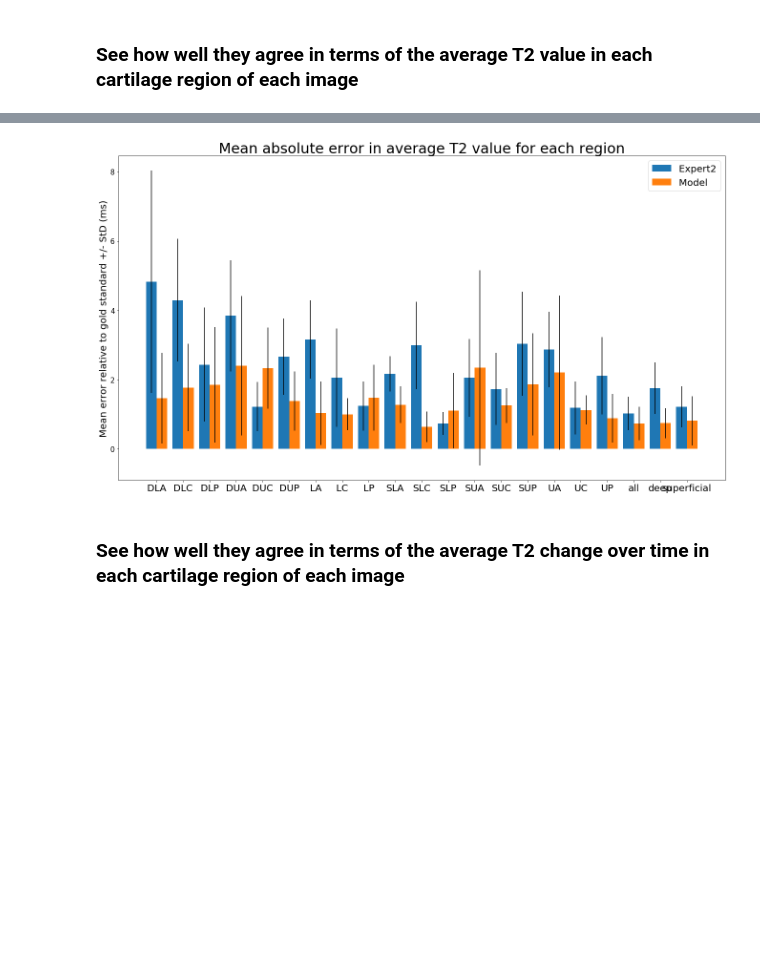
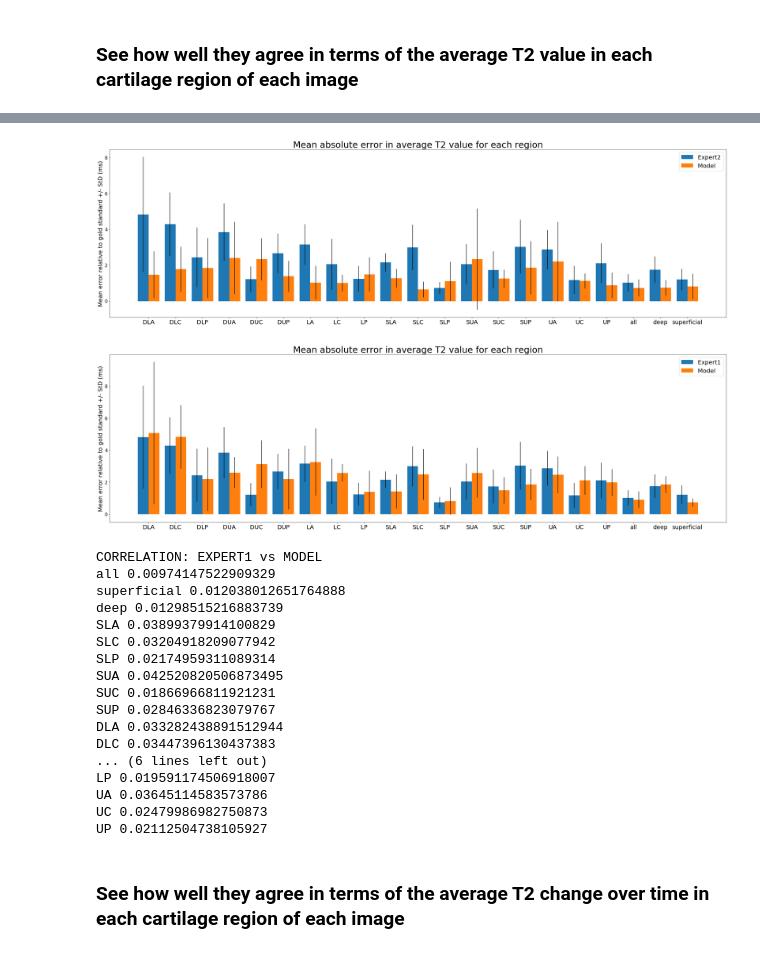
Before and after one commit to kathoma/AutomaticKneeMRISegmentation, a Jupyter notebook: FullPipeline.ipynb, the cells around one changed output, grey strips where cells are left out. Drawn from its saved outputs; the diff is of its cells as text; code cells hidden in the pictures; blank space fills up the shorter version.

Commit message:
spearman and covariance

```diff
--- a/FullPipeline.ipynb
+++ b/FullPipeline.ipynb
@@ -246,9 +198,58 @@ UP -1.2272838133034172
-# %%
-
-
-plot_mean_val_comparisons(mean_abs_diff_dict_expert1_expert2, mean_abs_diff_dict_expert1_model, 'Expert2', 'Model')
-# %% [output]
-[figure, removed]
+# %%
+correlation_dict_e1_m, abs_diff_dict_e1_m, cv_e1_m = compare_region_means(list(expert1_pd.t2_region_json_path),
+                                                                            list(predict_pd.t2_region_json_path),
+                                                                            results_path=None,
+                                                                            correlation_method = 'spearman')
+
+correlation_dict_e1_m_subset, abs_diff_dict_e1_m_subset, cv_e1_m_subset = compare_region_means(list(expert1_subset_pd.t2_region_json_path),
+                                                                            list(predict_subset_pd.t2_region_json_path),
+                                                                            results_path=None,
+                                                                            correlation_method = 'spearman')
+
+correlation_dict_e1_e2, abs_diff_dict_e1_e2, cv_e1_e2 = compare_region_means(list(expert1_subset_pd.t2_region_json_path),
+                                                                            list(expert2_pd.t2_region_json_path),
+                                                                            results_path=None,
+                                                                            correlation_method = 'spearman')
+
+correlation_dict_e2_m, abs_diff_dict_e2_m, cv_e2_m = compare_region_means(list(expert2_pd.t2_region_json_path),
+                                                                            list(predict_subset_pd.t2_region_json_path),
+                                                                            results_path=None,
+                                                                            correlation_method = 'spearman')
+
+plot_mean_val_comparisons(abs_diff_dict_e1_e2,
+                          abs_diff_dict_e1_m_subset,
+                          'Expert2',
+                          'Model')
+
+plot_mean_val_comparisons(abs_diff_dict_e1_e2,
+                          abs_diff_dict_e2_m,
+                          'Expert1',
+                          'Model')
+
+
+print("CORRELATION: EXPERT1 vs MODEL")
+for k,v in cv_e1_m.items():
+    print(k, v)
+# %% [output]
+[figure, added]
+[figure, added]
+CORRELATION: EXPERT1 vs MODEL
+all 0.00974147522909329
+superficial 0.012038012651764888
+deep 0.01298515216883739
+SLA 0.03899379914100829
+SLC 0.03204918209077942
+SLP 0.02174959311089314
+SUA 0.042520820506873495
+SUC 0.01866966811921231
+SUP 0.02846336823079767
+DLA 0.033282438891512944
+DLC 0.03447396130437383
+... (6 lines left out)
+LP 0.019591174506918007
+UA 0.03645114583573786
+UC 0.02479986982750873
+UP 0.02112504738105927
 # %% [markdown]
 ### See how well they agree in terms of the average T2 change over time in each cartilage region of each image
 # %%
```
Also changed, not shown: parts of 6 cells of this notebook, 3 other files.
